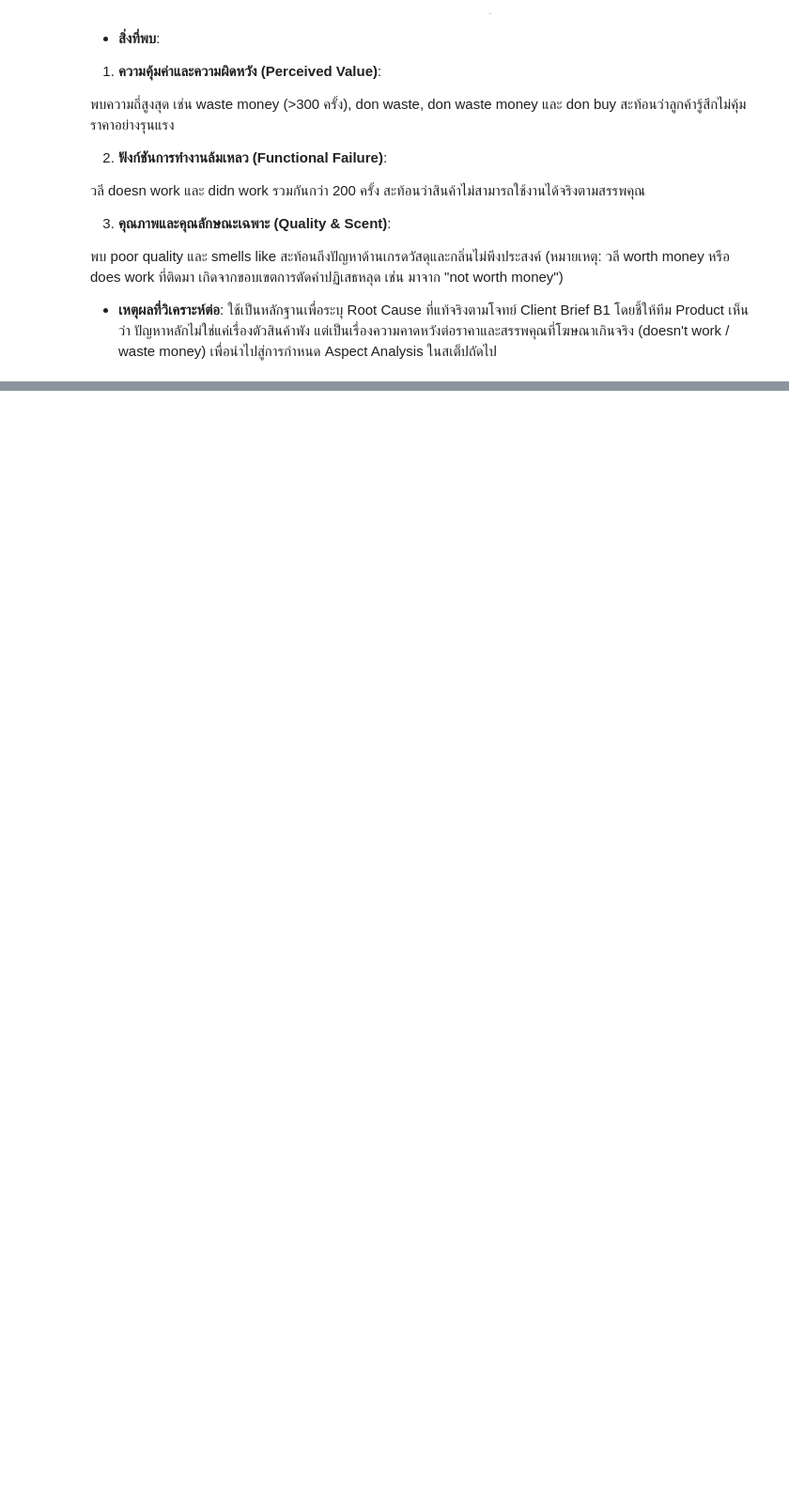
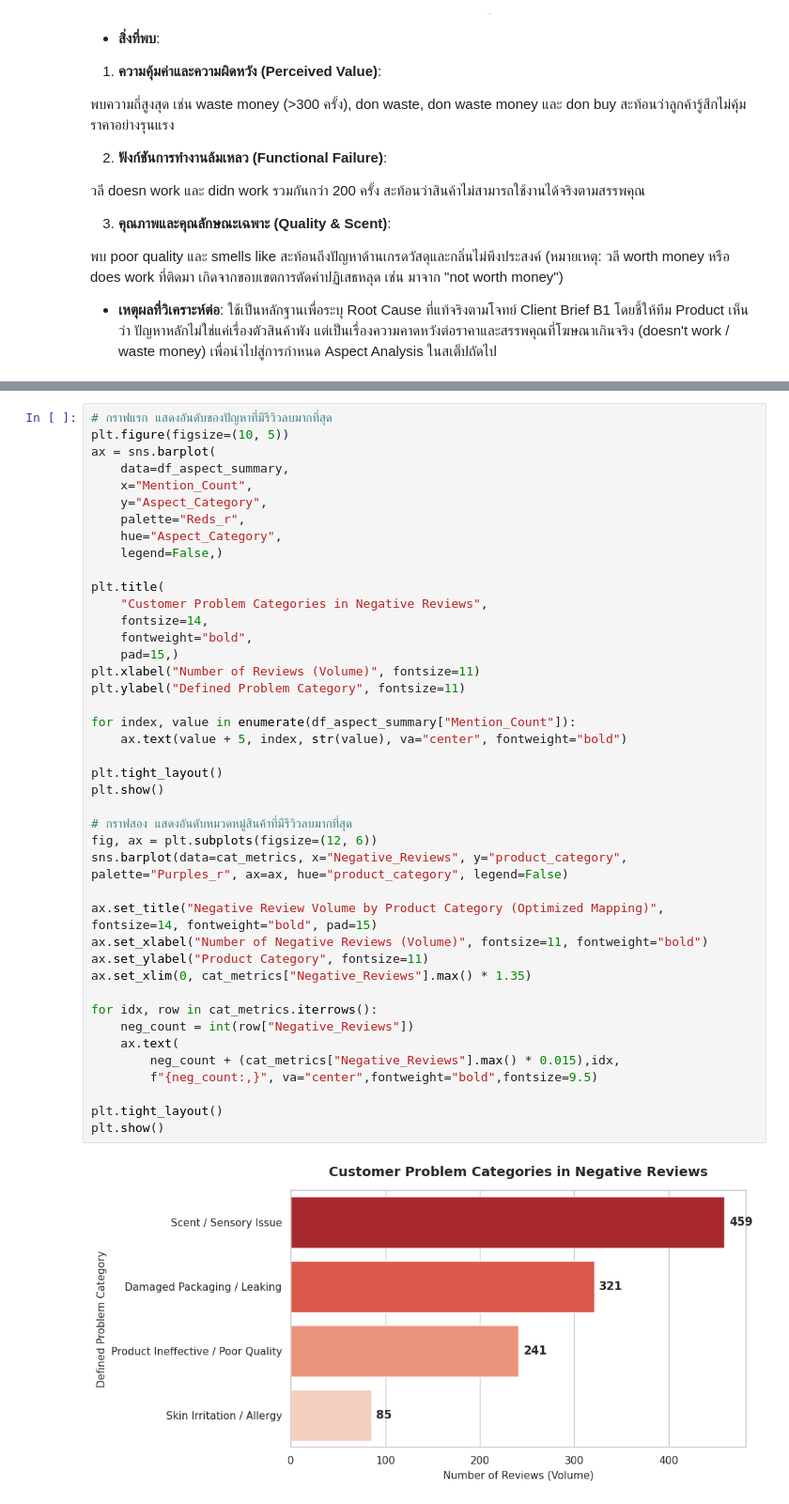
Before and after one commit to Supieiei/Project1_Group7, a Jupyter notebook: Project1_Group7.ipynb, the cells around one changed output, grey strips where cells are left out. Shown at 94% size. Drawn from its saved outputs; the diff is of its cells as text; blank space fills up the shorter version.

```diff
--- a/Project1_Group7.ipynb
+++ b/Project1_Group7.ipynb
@@ -461,0 +566,44 @@ display(df_phrases_samples)
+# %%
+# กราฟแรก แสดงอันดับของปัญหาที่มีรีวิวลบมากที่สุด
+plt.figure(figsize=(10, 5))
+ax = sns.barplot(
+    data=df_aspect_summary,
+    x="Mention_Count",
+    y="Aspect_Category",
+    palette="Reds_r",
+    hue="Aspect_Category",
+    legend=False,)
+
+plt.title(
+    "Customer Problem Categories in Negative Reviews",
+    fontsize=14,
+    fontweight="bold",
+    pad=15,)
+plt.xlabel("Number of Reviews (Volume)", fontsize=11)
+plt.ylabel("Defined Problem Category", fontsize=11)
+
+for index, value in enumerate(df_aspect_summary["Mention_Count"]):
+    ax.text(value + 5, index, str(value), va="center", fontweight="bold")
+
+plt.tight_layout()
+plt.show()
+
+# กราฟสอง แสดงอันดับหมวดหมู่สินค้าที่มีรีวิวลบมากที่สุด
+fig, ax = plt.subplots(figsize=(12, 6))
+sns.barplot(data=cat_metrics, x="Negative_Reviews", y="product_category", palette="Purples_r", ax=ax, hue="product_category", legend=False)
+
+ax.set_title("Negative Review Volume by Product Category (Optimized Mapping)", fontsize=14, fontweight="bold", pad=15)
+ax.set_xlabel("Number of Negative Reviews (Volume)", fontsize=11, fontweight="bold")
+ax.set_ylabel("Product Category", fontsize=11)
+ax.set_xlim(0, cat_metrics["Negative_Reviews"].max() * 1.35)
+
+for idx, row in cat_metrics.iterrows():
+    neg_count = int(row["Negative_Reviews"])
+    ax.text(
+        neg_count + (cat_metrics["Negative_Reviews"].max() * 0.015),idx,
+        f"{neg_count:,}", va="center",fontweight="bold",fontsize=9.5)
+
+plt.tight_layout()
+plt.show()
+# %% [output]
+[figure, added]
```
Also changed, not shown: parts of 6 cells of this notebook.
